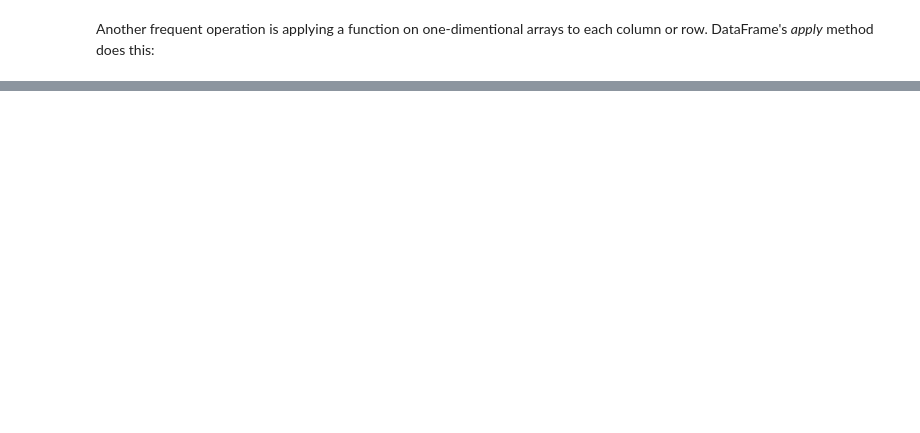
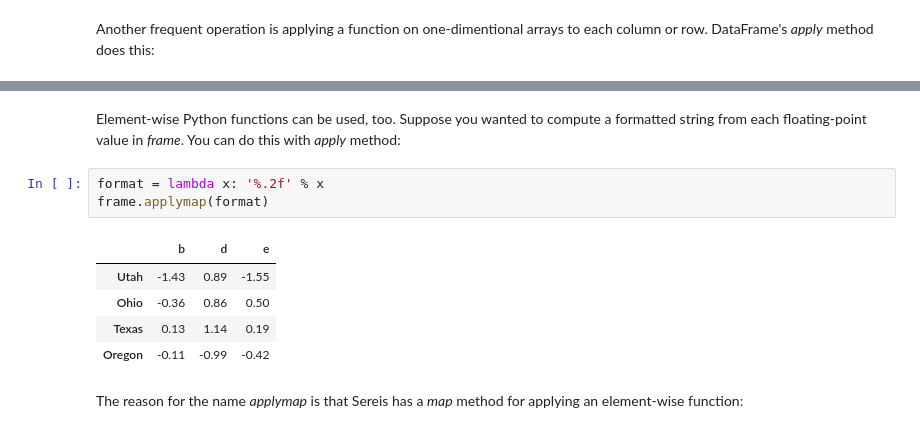
Before and after one commit to damipaigu/Python-Learning-Notes, a Jupyter notebook: Python for Data Analysis.ipynb, the cells around one changed output, grey strips where cells are left out. Drawn from its saved outputs; the diff is of its cells as text; blank space fills up the shorter version.

```diff
--- a/Python for Data Analysis.ipynb
+++ b/Python for Data Analysis.ipynb
@@ -2555,0 +2572,13 @@ NameError: name 'frame' is not defined
+# %% [markdown]
+Element-wise Python functions can be used, too. Suppose you wanted to compute a formatted string from each floating-point value in _frame_. You can do this with _apply_ method:
+# %%
+format = lambda x: '%.2f' % x
+frame.applymap(format)
+# %% [output]
+|  | b | d | e |
+| Utah | -1.43 | 0.89 | -1.55 |
+| Ohio | -0.36 | 0.86 | 0.50 |
+| Texas | 0.13 | 1.14 | 0.19 |
+| Oregon | -0.11 | -0.99 | -0.42 |
+# %% [markdown]
+The reason for the name _applymap_ is that Sereis has a _map_ method for applying an element-wise function:
```
Also changed, not shown: parts of 25 cells of this notebook.
